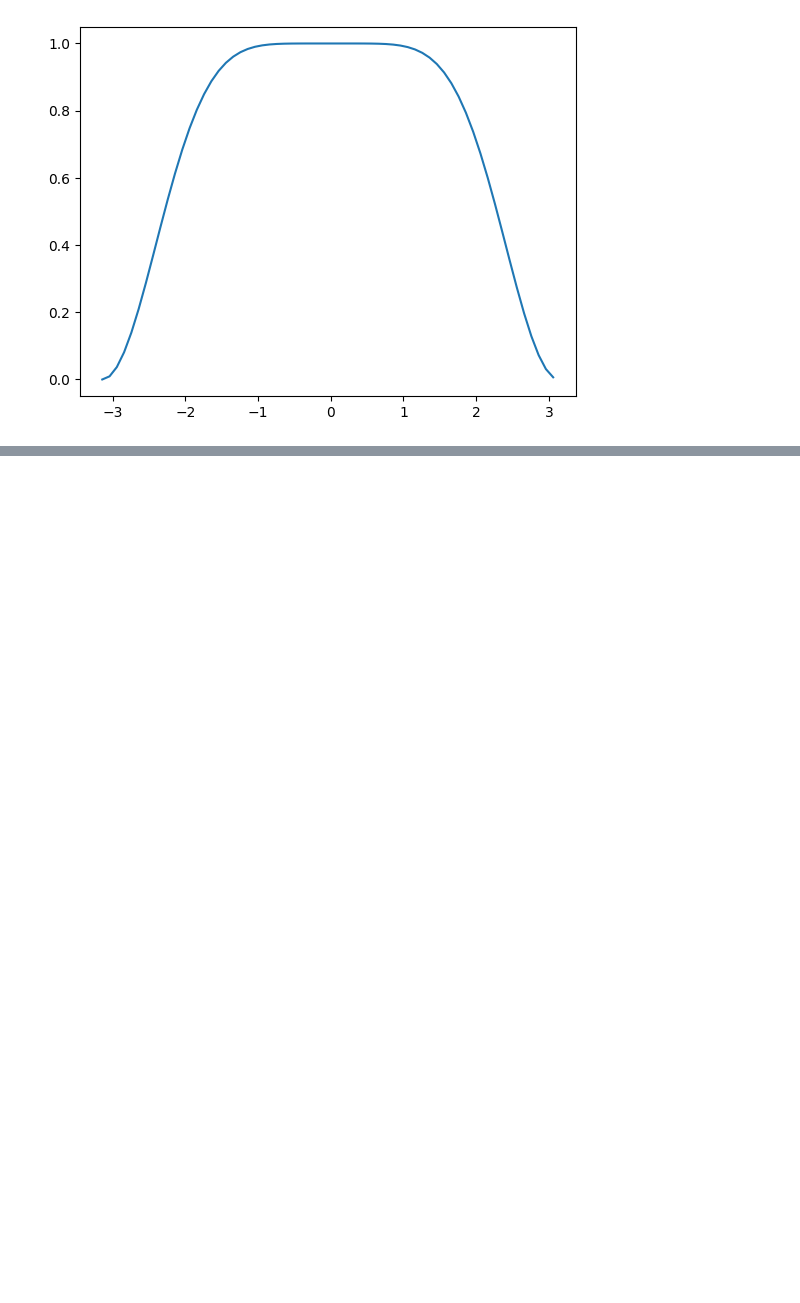
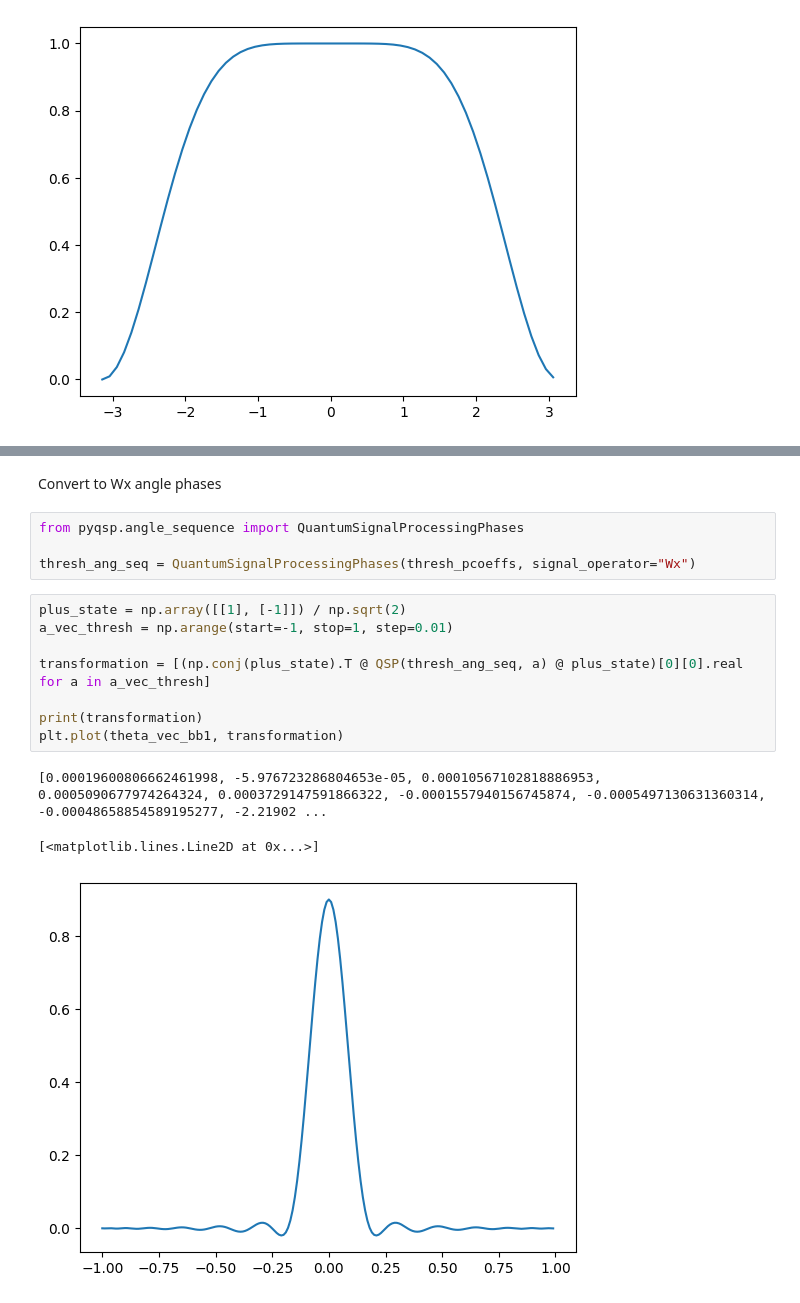
Before and after one commit to thilomueller/Seminar-Quantum-Computing, a Jupyter notebook: QSP.ipynb, the cells around one changed output, grey strips where cells are left out. Saved outputs shown, nothing was run; the diff lists cells and outputs as text; blank space fills up the shorter version.

```diff
--- a/QSP.ipynb
+++ b/QSP.ipynb
@@ -101,0 +140,18 @@ plt.show()
+# %% [markdown]
+Convert to Wx angle phases
+# %%
+from pyqsp.angle_sequence import QuantumSignalProcessingPhases
+
+thresh_ang_seq = QuantumSignalProcessingPhases(thresh_pcoeffs, signal_operator="Wx")
+# %%
+plus_state = np.array([[1], [-1]]) / np.sqrt(2)
+a_vec_thresh = np.arange(start=-1, stop=1, step=0.01)
+
+transformation = [(np.conj(plus_state).T @ QSP(thresh_ang_seq, a) @ plus_state)[0][0].real for a in a_vec_thresh]
+
+print(transformation)
+plt.plot(theta_vec_bb1, transformation)
+# %% [output]
+[0.00019600806662461998, -5.976723286804653e-05, 0.00010567102818886953, 0.0005090677974264324, 0.0003729147591866322, -0.0001557940156745874, -0.0005497130631360314, -0.00048658854589195277, -2.21902 ...
+[<matplotlib.lines.Line2D at 0x...>]
+[figure, added]
```
Also changed, not shown: parts of 7 cells of this notebook, 2 other files.
